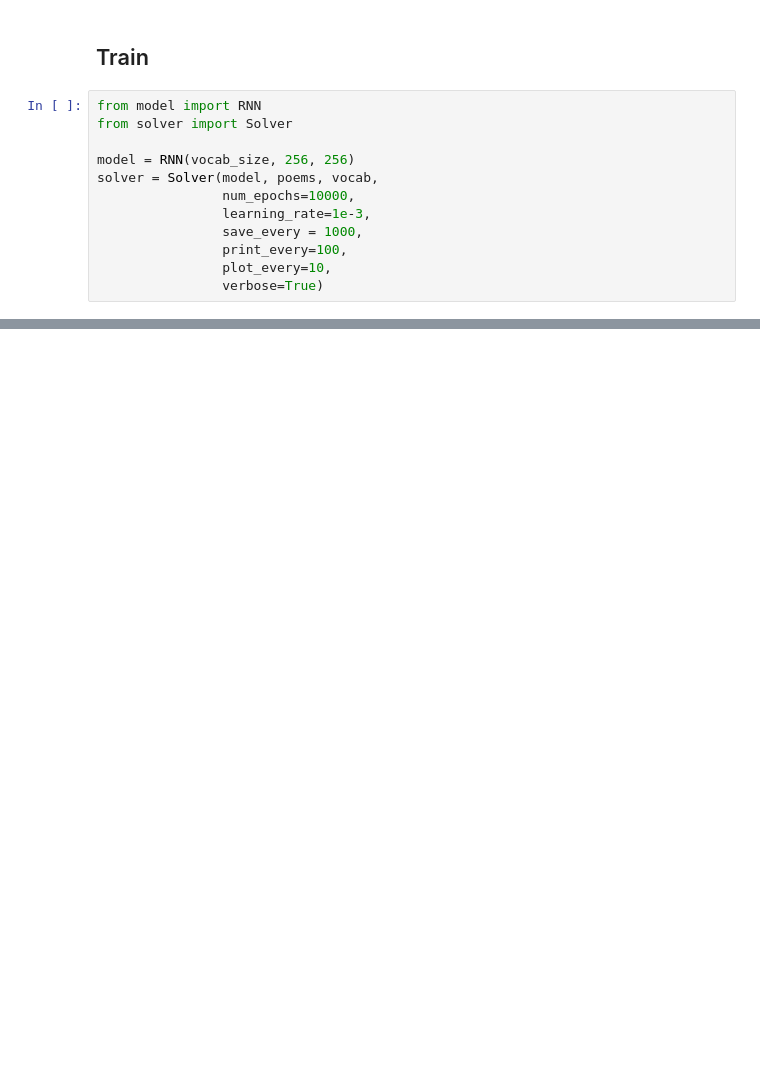
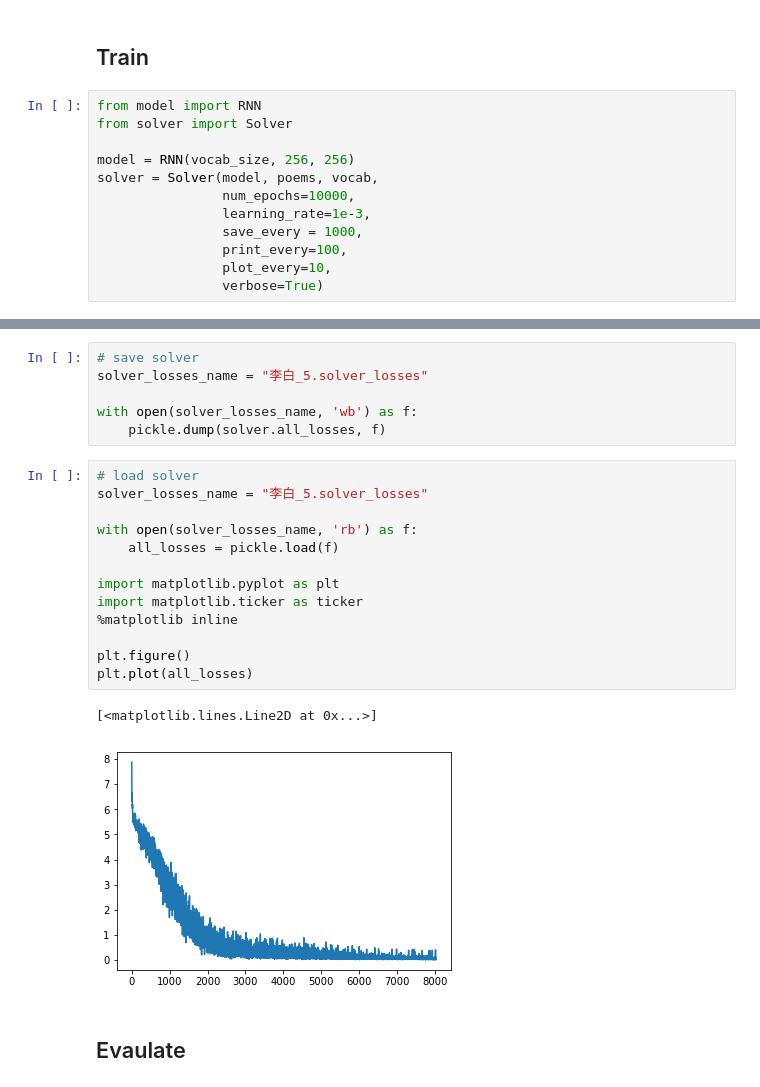
Before and after one commit to ytian81/chinese-poem, a Jupyter notebook: char-rnn/chinese-poem-generator.ipynb, the cells around one changed output, grey strips where cells are left out. Cells and saved outputs as stored; diff of their text form; blank space fills up the shorter version.

```diff
--- a/char-rnn/chinese-poem-generator.ipynb
+++ b/char-rnn/chinese-poem-generator.ipynb
@@ -57,0 +175,24 @@ length: 42, 君不见黄河之水天上来，长然空爲前草。徒李浮贤
+# %%
+# save solver
+solver_losses_name = "李白_5.solver_losses"
+
+with open(solver_losses_name, 'wb') as f:
+    pickle.dump(solver.all_losses, f)
+# %%
+# load solver
+solver_losses_name = "李白_5.solver_losses"
+
+with open(solver_losses_name, 'rb') as f:
+    all_losses = pickle.load(f)
+
+import matplotlib.pyplot as plt
+import matplotlib.ticker as ticker
+%matplotlib inline
+
+plt.figure()
+plt.plot(all_losses)
+# %% [output]
+[<matplotlib.lines.Line2D at 0x...>]
+[figure, added]
+# %% [markdown]
+## Evaulate
```
Also changed, not shown: parts of 17 cells of this notebook, 10 other files.
